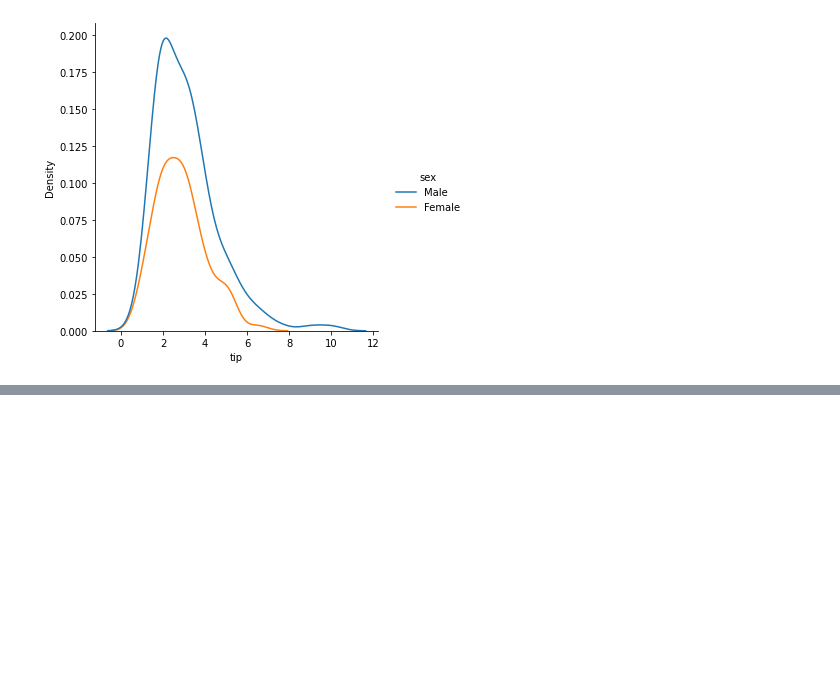
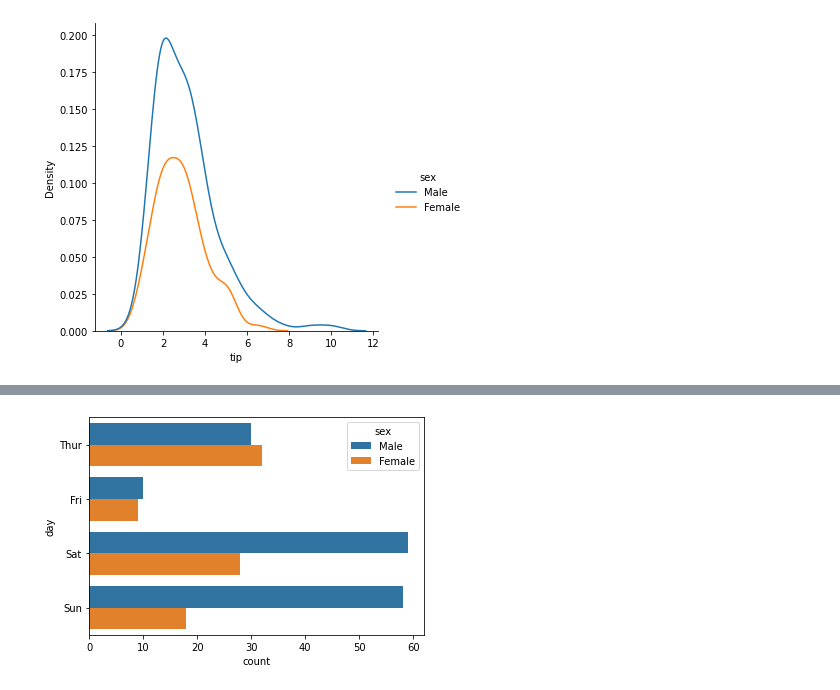
Before and after one commit to georgeduranh/ML, a Jupyter notebook: 1_visualizations/8_seaborn.ipynb, the cells around one changed output, grey strips where cells are left out. Drawn from its saved outputs; the diff is of its cells as text; code cells hidden in the pictures; blank space fills up the shorter version.

```diff
--- a/1_visualizations/8_seaborn.ipynb
+++ b/1_visualizations/8_seaborn.ipynb
@@ -113,0 +120,4 @@ plt.show()
+# %%
+sns.countplot(data=tips, y='day', hue='sex');
+# %% [output]
+[figure, added]
```
Also changed, not shown: parts of 8 cells of this notebook.
